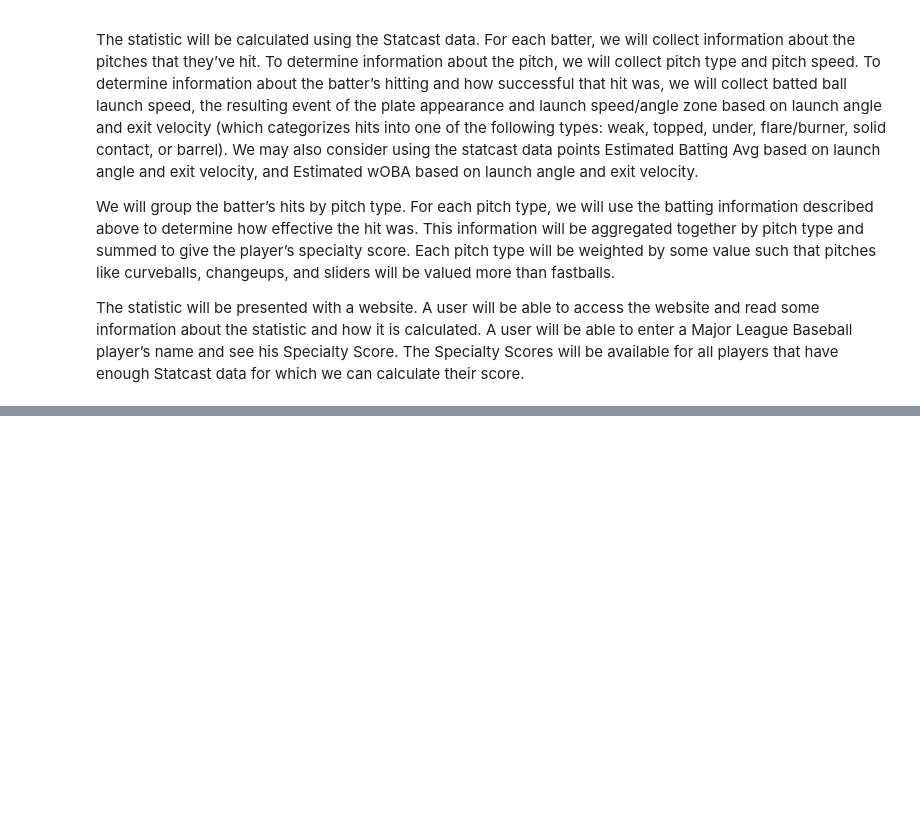
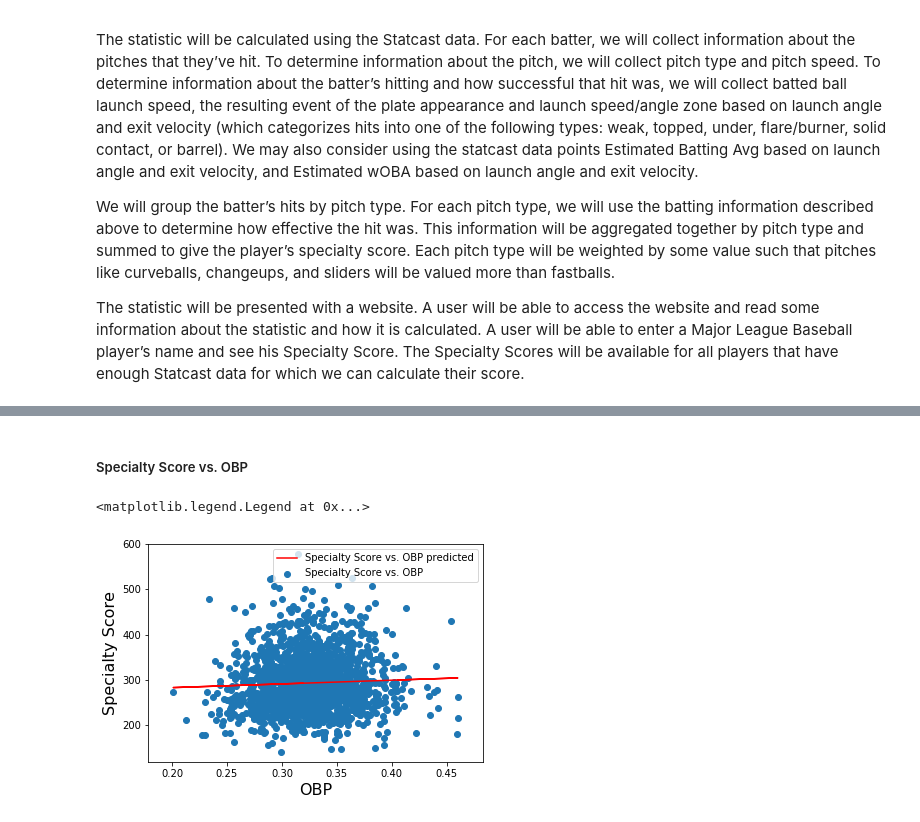
Before and after one commit to jacobhallberg/Baseballl, a Jupyter notebook: project_part3.ipynb, the cells around one changed output, grey strips where cells are left out. Saved outputs shown, nothing was run; the diff lists cells and outputs as text; code cells hidden in the pictures; blank space fills up the shorter version.

```diff
--- a/project_part3.ipynb
+++ b/project_part3.ipynb
@@ -12,0 +26,22 @@ The statistic will be presented with a website. A user will be able to access th
+# %%
+data = pd.read_csv("specialty_data.csv")
+data['full_name'] = data['name_first'].str.capitalize() + ' ' + data['name_last'].str.capitalize()
+batters = batting_stats(2014, end_season=2018, league='all', qual=200, ind=1)
+all_data = pd.merge(data, batters, how='inner', left_on=['full_name', 'game_year'], right_on=['Name', 'Season'])
+all_data['BA'] = all_data['H'] / all_data['AB']
+# %% [markdown]
+##### Specialty Score vs. OBP #####
+# %%
+m, b, rval, pval, stderr = stats.linregress(all_data['OBP'], all_data['speciality_score'])
+y = m * all_data['OBP'].copy() + b
+x = all_data['OBP'].copy()
+
+fig, ax = plt.subplots()
+scatter = ax.scatter(x, all_data['speciality_score'],marker='o',label="Specialty Score vs. OBP")
+line = ax.plot(x,y, color='red',label="Specialty Score vs. OBP predicted")
+ax.set_xlabel("OBP", fontsize=16)
+ax.set_ylabel("Specialty Score", fontsize=16)
+plt.legend()
+# %% [output]
+<matplotlib.legend.Legend at 0x...>
+[figure, added]
```
Also changed, not shown: parts of 11 cells of this notebook.
